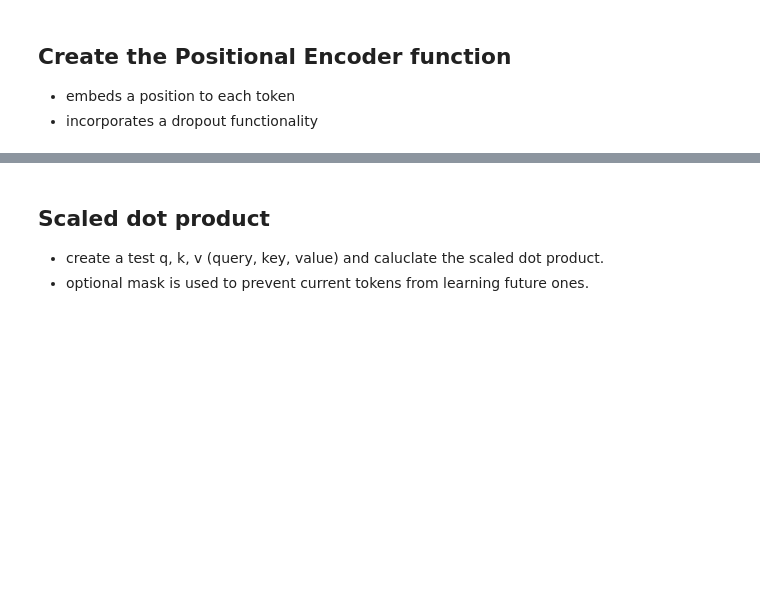
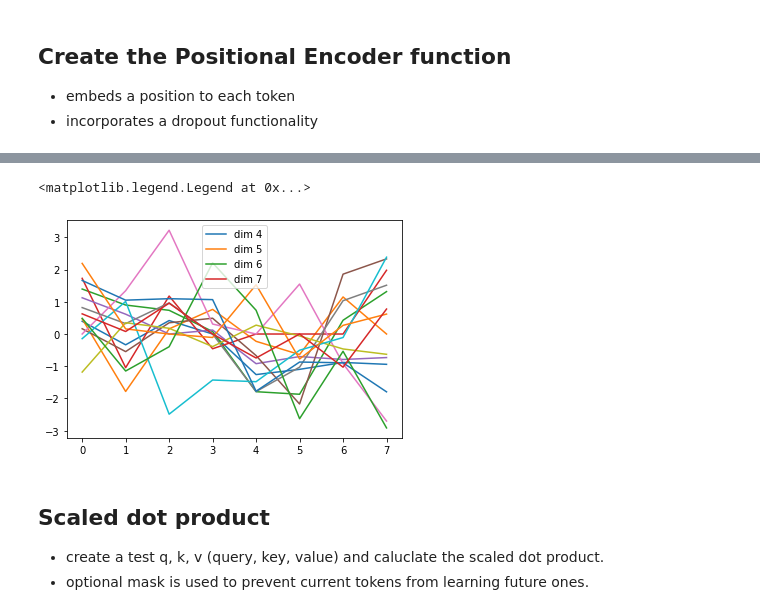
Before and after one commit to JKutt/transformers_segmentation, a Jupyter notebook: building_transformer_overview.ipynb, the cells around one changed output, grey strips where cells are left out. Drawn from its saved outputs; the diff is of its cells as text; code cells hidden in the pictures; blank space fills up the shorter version.

```diff
--- a/building_transformer_overview.ipynb
+++ b/building_transformer_overview.ipynb
@@ -24,7 +27,7 @@ tokens = tokenizer("This is a pytorch tutorial for tokenization!")
 sentence_np = np.linspace(0,len(tokens), len(tokens), False)
 
 # convert to torch tensor
-sentence_torch = torch.tensor(sentence_np, dtype=torch.int32)
+sentence_torch = torch.tensor(sentence_np, dtype=torch.long)
 
 print(f"\n\n our test sentence : {sentence_torch}\n\n")
 # %% [output]
@@ -107,3 +109,9 @@ positional encoding shape: torch.Size([1, 8, 512])
+# %%
+plt.plot(np.arange(8), pos_emb_text[0, :, 4:18].data.numpy())
+plt.legend(["dim %d"%p for p in [4,5,6,7]])
+# %% [output]
+<matplotlib.legend.Legend at 0x...>
+[figure, added]
 # %% [markdown]
 ## Scaled dot product
 - create a test q, k, v (query, key, value) and caluclate the scaled dot product.
```
Also changed, not shown: parts of 7 cells of this notebook.
